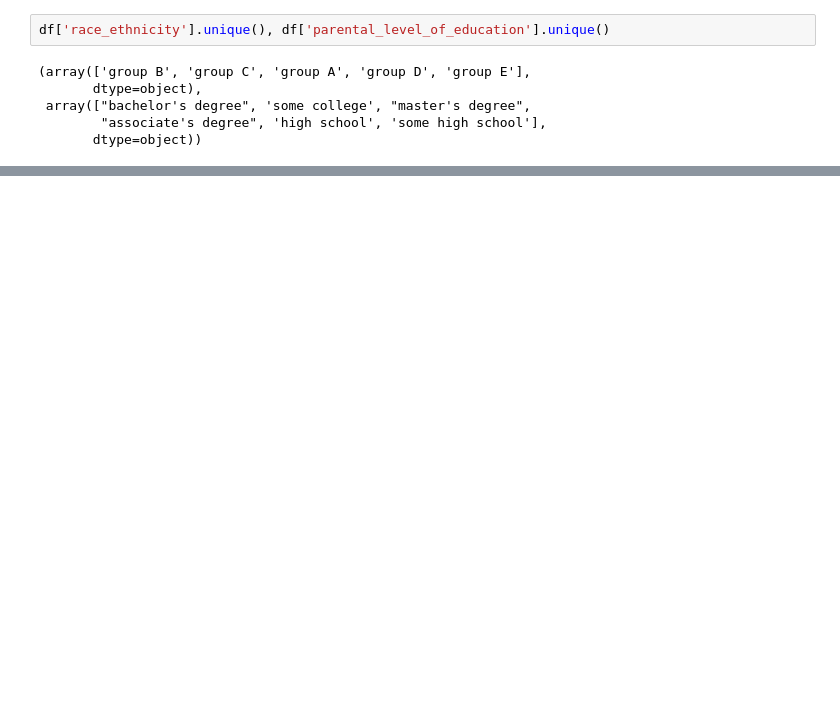
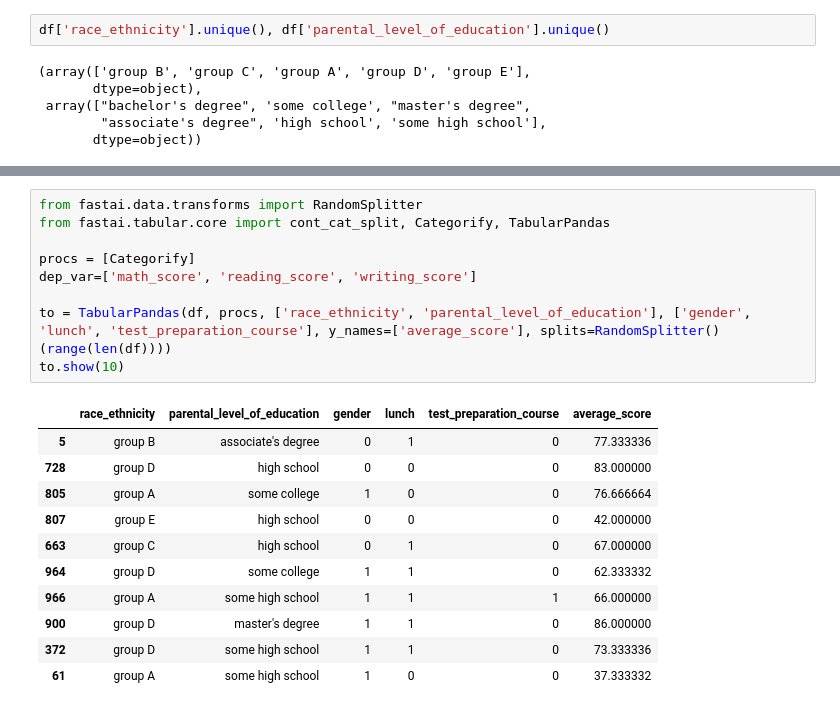
Before and after one commit to NeuronAddict/kaggle-student, a Jupyter notebook: example.ipynb, the cells around one changed output, grey strips where cells are left out. Cells and saved outputs as stored; diff of their text form; blank space fills up the shorter version.

```diff
--- a/example.ipynb
+++ b/example.ipynb
@@ -47,0 +68,21 @@ education_levels = ['some high school', 'high school', 'some college', "associat
+# %%
+from fastai.data.transforms import RandomSplitter
+from fastai.tabular.core import cont_cat_split, Categorify, TabularPandas
+
+procs = [Categorify]
+dep_var=['math_score', 'reading_score', 'writing_score']
+
+to = TabularPandas(df, procs, ['race_ethnicity', 'parental_level_of_education'], ['gender', 'lunch', 'test_preparation_course'], y_names=['average_score'], splits=RandomSplitter()(range(len(df))))
+to.show(10)
+# %% [output]
+|  | race_ethnicity | parental_level_of_education | gender | lunch | test_preparation_course | average_score |
+| 5 | group B | associate's degree | 0 | 1 | 0 | 77.333336 |
+| 728 | group D | high school | 0 | 0 | 0 | 83.000000 |
+| 805 | group A | some college | 1 | 0 | 0 | 76.666664 |
+| 807 | group E | high school | 0 | 0 | 0 | 42.000000 |
+| 663 | group C | high school | 0 | 1 | 0 | 67.000000 |
+| 964 | group D | some college | 1 | 1 | 0 | 62.333332 |
+| 966 | group A | some high school | 1 | 1 | 1 | 66.000000 |
+| 900 | group D | master's degree | 1 | 1 | 0 | 86.000000 |
+| 372 | group D | some high school | 1 | 1 | 0 | 73.333336 |
+| 61 | group A | some high school | 1 | 0 | 0 | 37.333332 |
```
Also changed, not shown: parts of 7 cells of this notebook, 2 other files.
